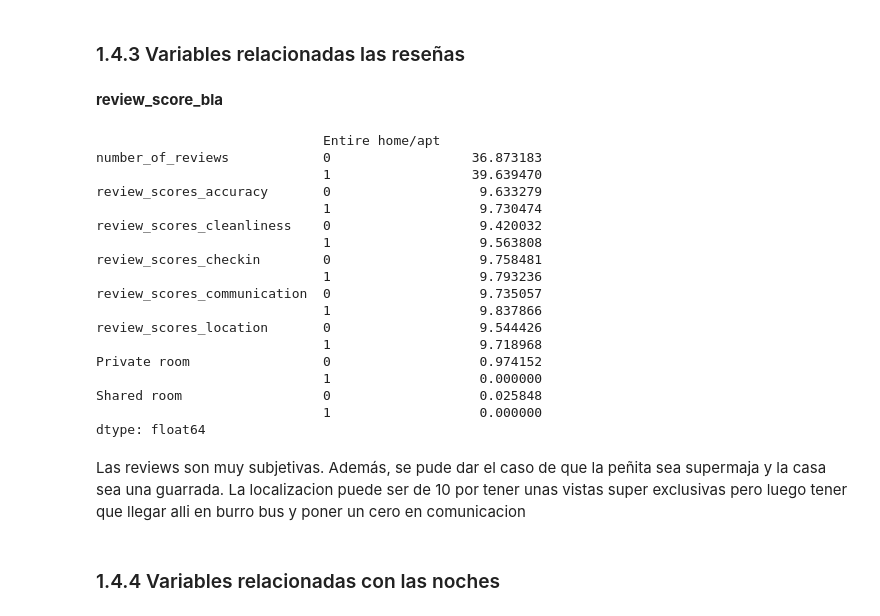
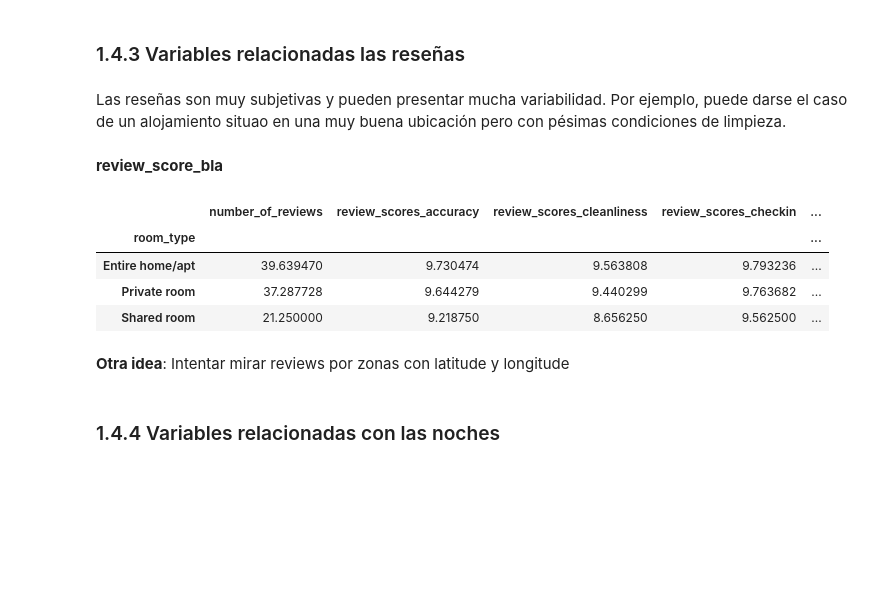
Before and after one commit to sofiamacein/Airbnb_Proyecto, a Jupyter notebook: Airbnb_Sofia.ipynb, the cells around one changed output. Drawn from its saved outputs; the diff is of its cells as text; code cells hidden in the pictures; blank space fills up the shorter version.

```diff
--- a/Airbnb_Sofia.ipynb
+++ b/Airbnb_Sofia.ipynb
@@ -778,35 +780,28 @@ Eliminamos esas observaciones
 df.drop(outliers_extra[outliers_extra['extra_people']>outliers_extra['price']*outliers_extra['guests_included']].index, inplace =True)
 # %% [markdown]
 ### 1.4.3 Variables relacionadas las reseñas
+# %% [markdown]
+Las reseñas son muy subjetivas y pueden presentar mucha variabilidad. Por ejemplo, puede darse el caso de un alojamiento situao en una muy buena ubicación pero con pésimas condiciones de limpieza.
 # %% [markdown]
 **review_score_bla**
 # %%
 reviews = df[['number_of_reviews','review_scores_accuracy', 'review_scores_cleanliness', 'review_scores_checkin',
-              'review_scores_communication', 'review_scores_location', 'Entire home/apt', 'Private room','Shared room']]
+              'review_scores_communication', 'review_scores_location']]
 
-df_media = reviews.groupby(['Entire home/apt']).mean()
-df_media.unstack()
+indices_reviews = reviews.index
+reviews['room_type'] = df_original.loc[indices_reviews,:]['room_type']
+
+# Valoraciones media segun el tipo de habitaciom
+df_media = reviews.groupby(['room_type']).mean()
+df_media
 # %% [output]
-                             Entire home/apt
-number_of_reviews            0                  36.873183
-                             1                  39.639470
-review_scores_accuracy       0                   9.633279
-                             1                   9.730474
-review_scores_cleanliness    0                   9.420032
-                             1                   9.563808
-review_scores_checkin        0                   9.758481
-                             1                   9.793236
-review_scores_communication  0                   9.735057
-                             1                   9.837866
-review_scores_location       0                   9.544426
-                             1                   9.718968
-Private room                 0                   0.974152
-                             1                   0.000000
-Shared room                  0                   0.025848
-                             1                   0.000000
-dtype: float64
+|  | number_of_reviews | review_scores_accuracy | review_scores_cleanliness | review_scores_checkin | ... |
+| room_type |  |  |  |  | ... |
+| Entire home/apt | 39.639470 | 9.730474 | 9.563808 | 9.793236 | ... |
+| Private room | 37.287728 | 9.644279 | 9.440299 | 9.763682 | ... |
+| Shared room | 21.250000 | 9.218750 | 8.656250 | 9.562500 | ... |
-# %% [markdown]
-Las reviews son muy subjetivas. Además, se pude dar el caso de que la peñita sea supermaja y la casa sea una guarrada.  La localizacion puede ser de 10 por tener unas vistas super exclusivas pero luego tener que llegar alli en burro bus y poner un cero en comunicacion
+# %% [markdown]
+**Otra idea**: Intentar mirar reviews por zonas con latitude y longitude
 # %% [markdown]
 ### 1.4.4 Variables relacionadas con las noches
 # %% [markdown]
```
Also changed, not shown: parts of 19 cells of this notebook.
